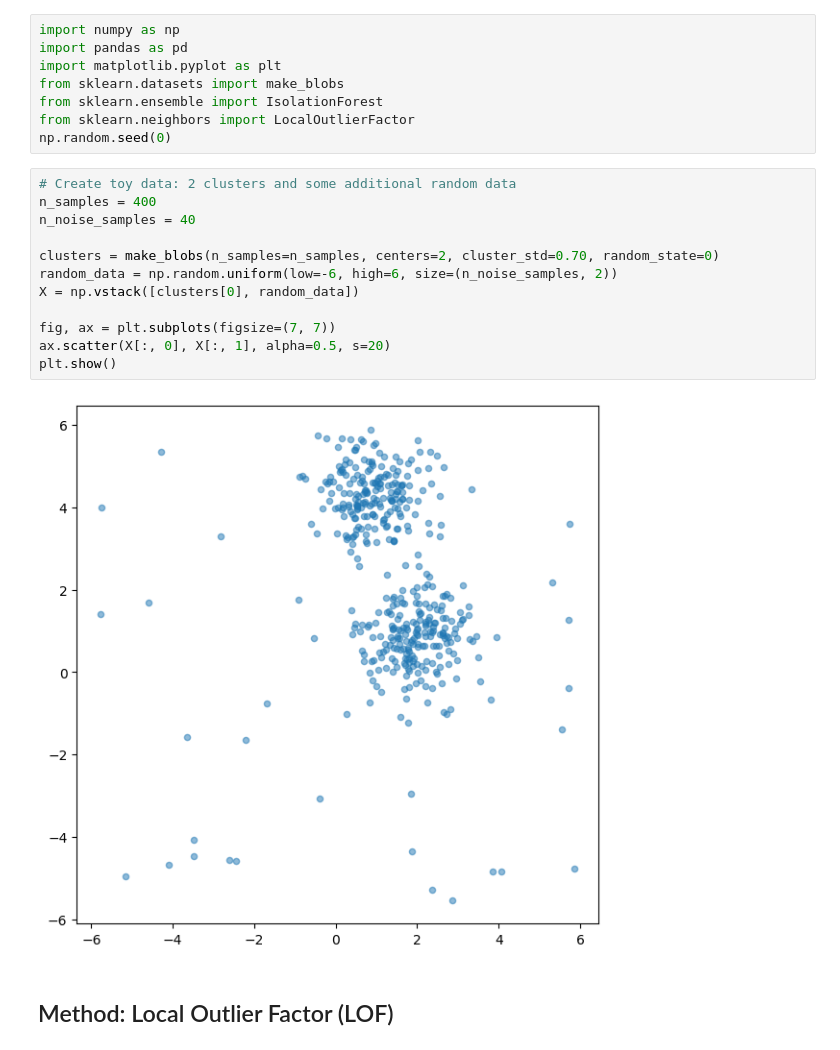
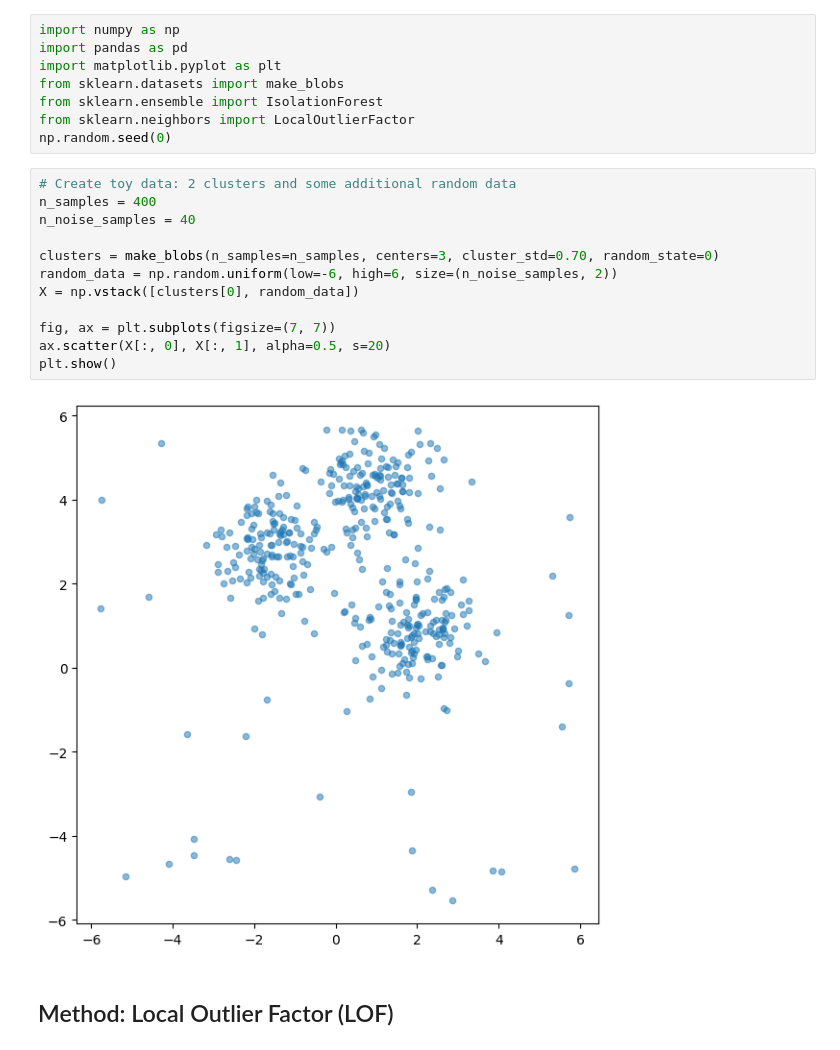
Before and after one commit to benouinirachid/DQDC_2026, a Jupyter notebook: DQDC26_Lab_5_3_exercise_answers.ipynb, the cells around one changed output. Cells and saved outputs as stored; diff of their text form.

```diff
--- a/DQDC26_Lab_5_3_exercise_answers.ipynb
+++ b/DQDC26_Lab_5_3_exercise_answers.ipynb
@@ -13,17 +13,17 @@ np.random.seed(0)
 # %%
 # Create toy data: 2 clusters and some additional random data
 n_samples = 400
 n_noise_samples = 40
 
-clusters = make_blobs(n_samples=n_samples, centers=2, cluster_std=0.70, random_state=0)
+clusters = make_blobs(n_samples=n_samples, centers=3, cluster_std=0.70, random_state=0)
 random_data = np.random.uniform(low=-6, high=6, size=(n_noise_samples, 2))
 X = np.vstack([clusters[0], random_data])
 
 fig, ax = plt.subplots(figsize=(7, 7))
 ax.scatter(X[:, 0], X[:, 1], alpha=0.5, s=20)
 plt.show()
 # %% [output]
-[figure, old version]
+[figure, new version]
 # %% [markdown]
 ## Method: Local Outlier Factor (LOF)
 # %%
```
Also changed, not shown: parts of 9 cells of this notebook, 4 other files.
